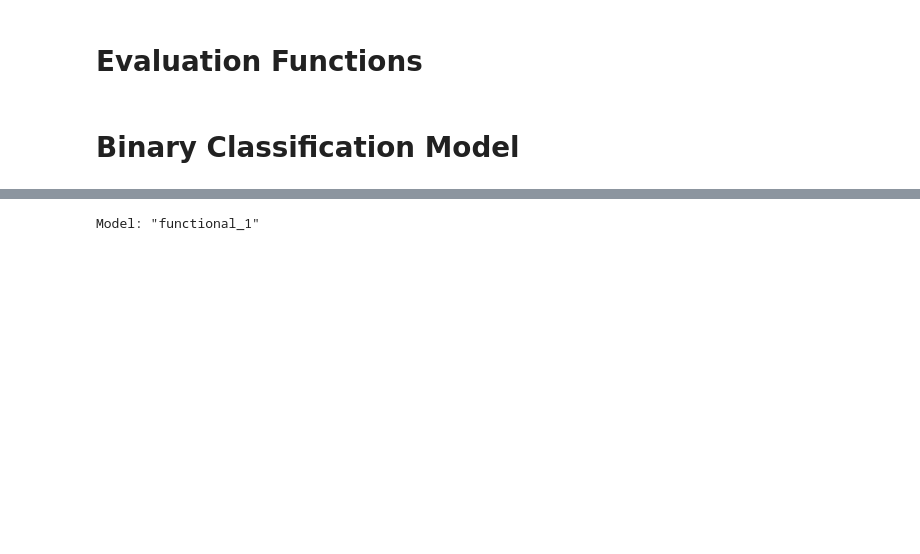
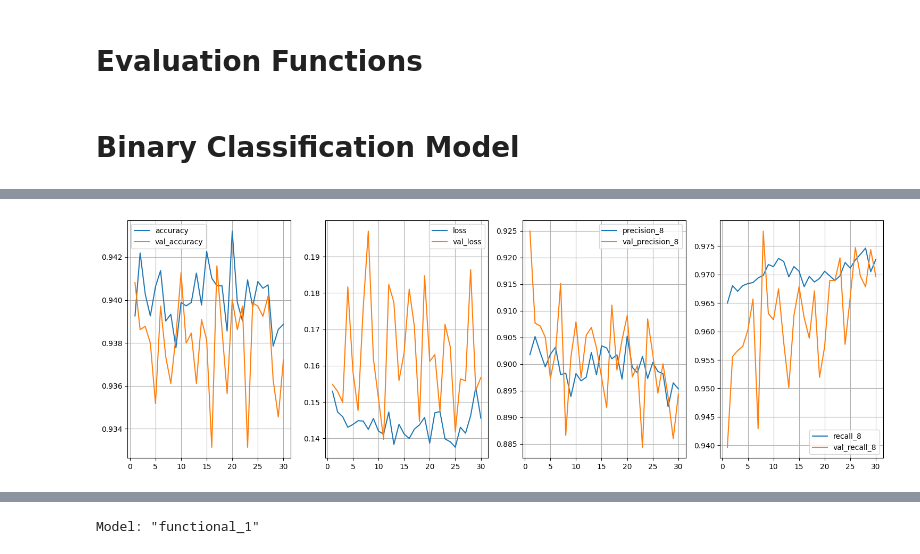
Before and after one commit to diwalsh/Medical-Imaging-Segmentation-Application, a Jupyter notebook: cnn_classification_resnet_train.ipynb, the cells around one changed output, grey strips where cells are left out. Cells and saved outputs as stored; diff of their text form; code cells hidden in the pictures; blank space fills up the shorter version.

```diff
--- a/cnn_classification_resnet_train.ipynb
+++ b/cnn_classification_resnet_train.ipynb
@@ -330,0 +347,18 @@ Epoch 1/15
+# %%
+#model = load_model("models/resnet50v2_nn256_lr0001_relu_batch64_epoch30_v10_recallloss.keras", custom_objects={'recall_loss': recall_loss})
+model = load_model("models/resnet50v2_nn256_lr0001_relu_batch64_epoch70_v11.keras", compile=False)
+# Compile de model
+optimizer = Adam(learning_rate=LEARN_RATE)
+eval_metrics = [tf.keras.metrics.Precision(thresholds=0.5), tf.keras.metrics.Recall(thresholds=0.5), "accuracy"]
+model.compile(optimizer=optimizer, loss='binary_crossentropy', metrics=eval_metrics)
+history = model.fit(
+    train_generator,
+    batch_size=BATCH_SIZE,
+    epochs=30,
+    verbose=1,
+    validation_data=validation_generator,
+    #class_weight=class_weight,
+    callbacks=plot_learning()
+)
+# %% [output]
+[figure, added]
```
Also changed, not shown: parts of 7 cells of this notebook, 5 other files.
